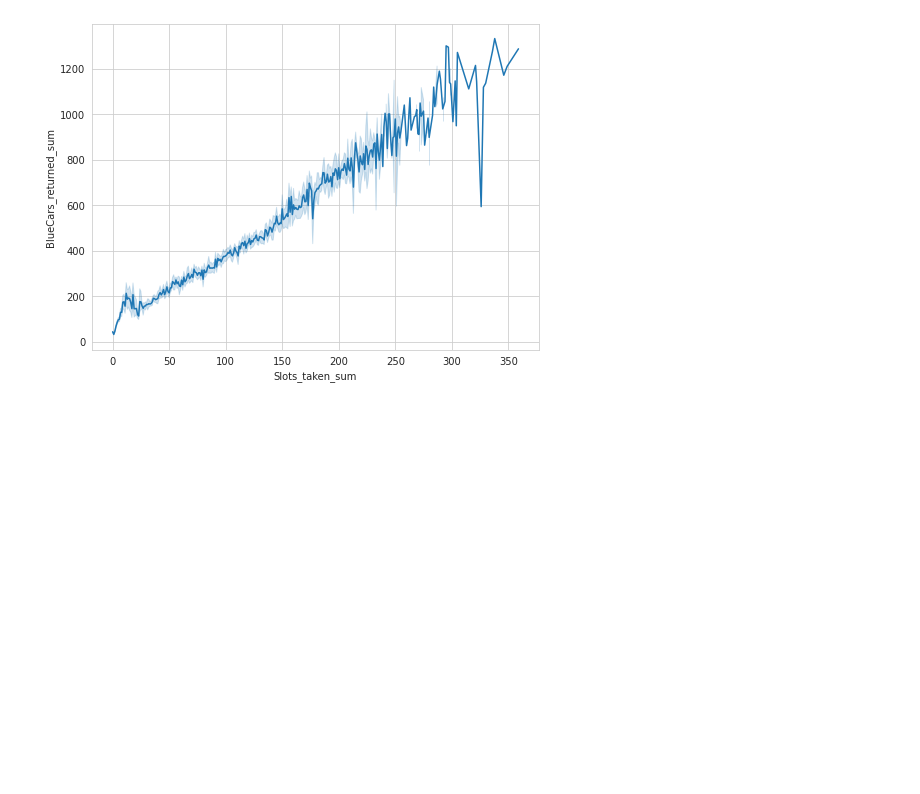
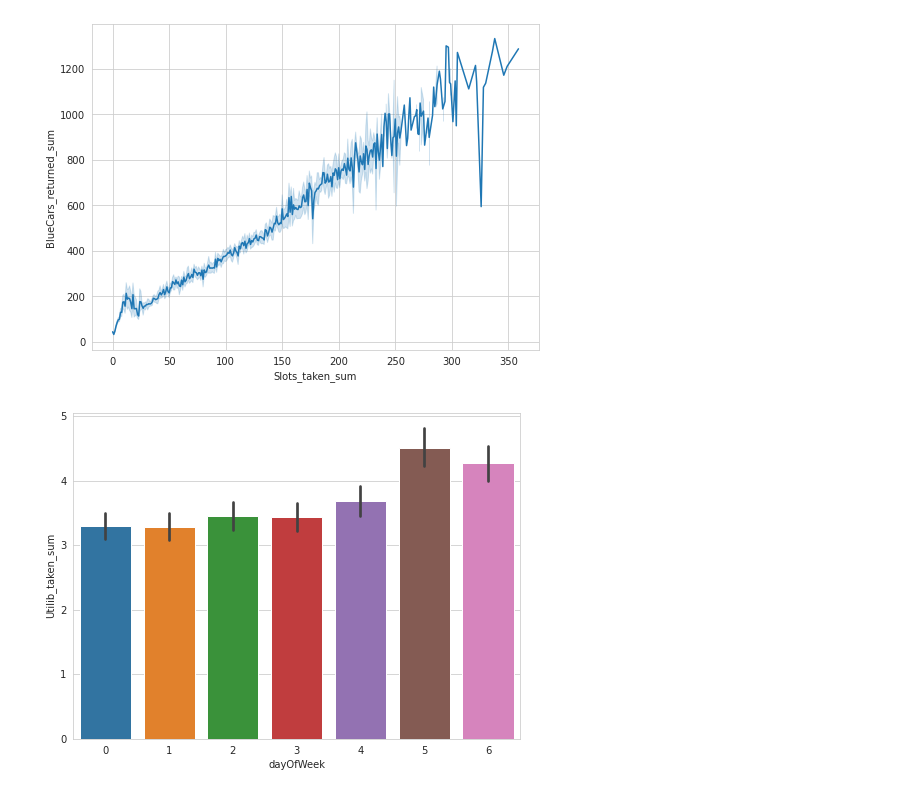
Before and after one commit to therealellam/CORE_WK4, a Jupyter notebook: CORE_IP_WK4.ipynb, the cells around one changed output. Cells and saved outputs as stored; diff of their text form; code cells hidden in the pictures; blank space fills up the shorter version.

```diff
--- a/CORE_IP_WK4.ipynb
+++ b/CORE_IP_WK4.ipynb
@@ -217,3 +217,13 @@ sns.lineplot(df['Slots_taken_sum'],df['BlueCars_returned_sum'])
 plt.show()
 # %% [output]
 [figure]
+# %%
+#frequency of Blucars taken each day of the week
+
+plt.figure(figsize=(8, 6))
+sns.barplot(df['dayOfWeek'],df['Utilib_taken_sum'])
+plt.show()
+
+#most Bluecars were picked on Saturday
+# %% [output]
+[figure, added]
```
Also changed, not shown: parts of 9 cells of this notebook.
